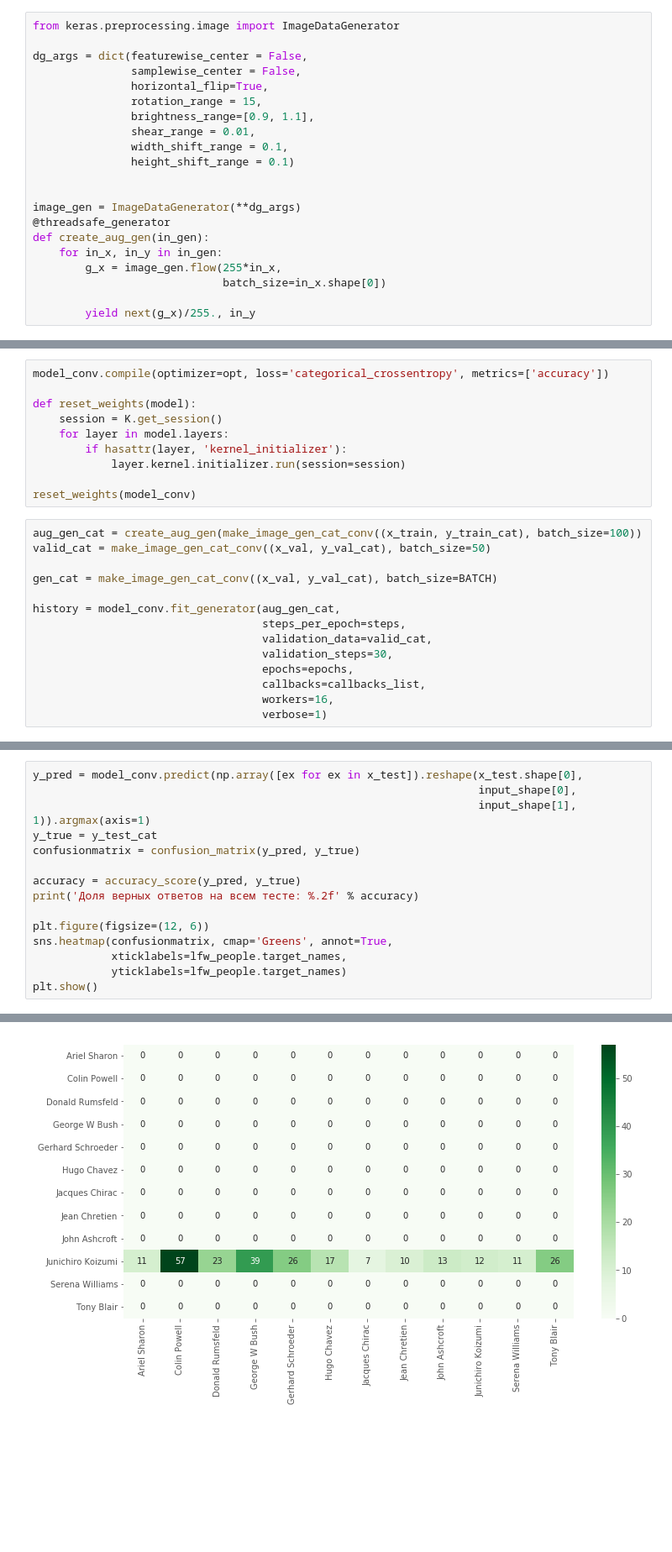
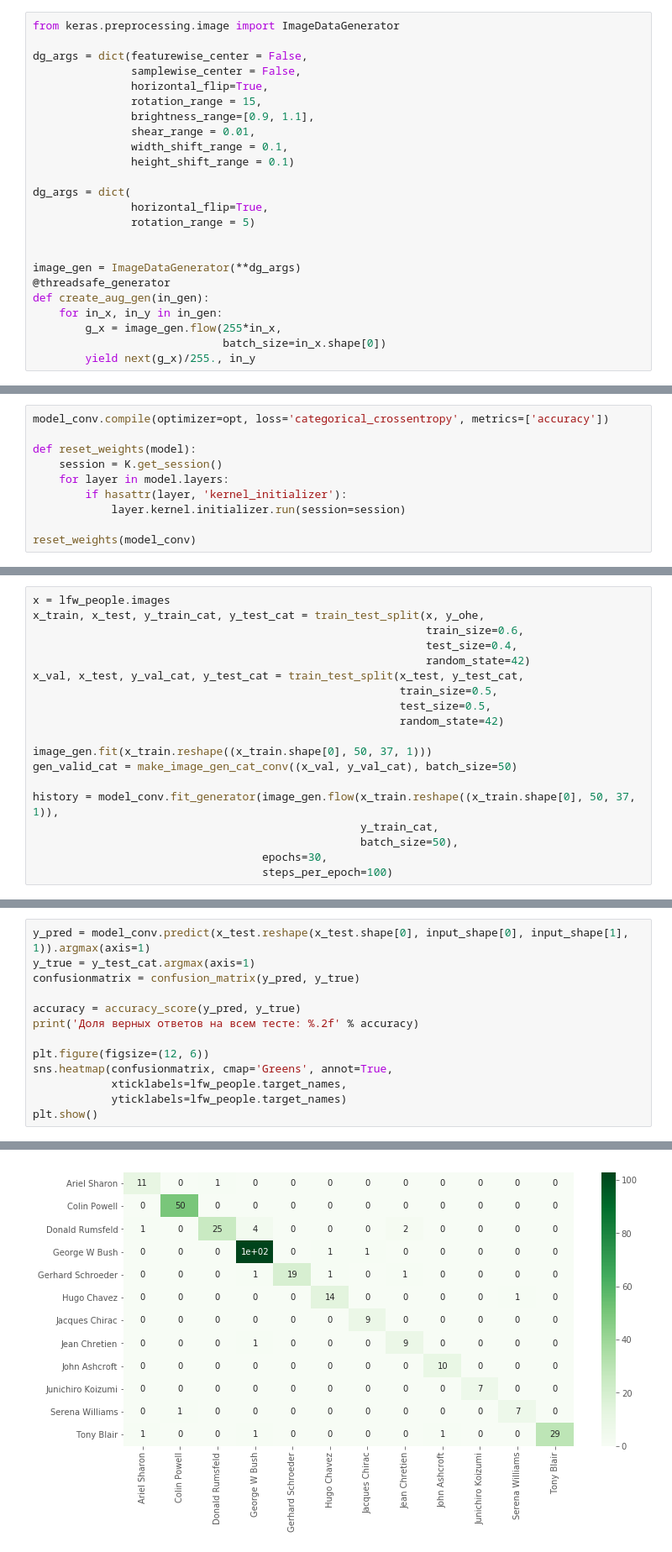
Before and after one commit to Keleas/ml_mipt_dafe_major, a Jupyter notebook: homeworks/hw3/hw3.ipynb, the cells around one changed output, grey strips where cells are left out. Shown at 84% size. Cells and saved outputs as stored; diff of their text form; blank space fills up the shorter version.

```diff
--- a/homeworks/hw3/hw3.ipynb
+++ b/homeworks/hw3/hw3.ipynb
@@ -510,6 +512,10 @@ dg_args = dict(featurewise_center = False,
                width_shift_range = 0.1,
                height_shift_range = 0.1)
 
+dg_args = dict(
+               horizontal_flip=True,
+               rotation_range = 5)
+
 
 image_gen = ImageDataGenerator(**dg_args)
 @threadsafe_generator
@@ -517,7 +523,6 @@ def create_aug_gen(in_gen):
     for in_x, in_y in in_gen:
         g_x = image_gen.flow(255*in_x,
                              batch_size=in_x.shape[0])
-
         yield next(g_x)/255., in_y
 # %%
 valid_x, valid_y = next(create_aug_gen(make_image_gen_cat_conv((x_test, y_test_cat))))
@@ -832,17 +784,3 @@ def reset_weights(model):
             layer.kernel.initializer.run(session=session)
 
 reset_weights(model_conv)
-# %%
-aug_gen_cat = create_aug_gen(make_image_gen_cat_conv((x_train, y_train_cat), batch_size=100))
-valid_cat = make_image_gen_cat_conv((x_val, y_val_cat), batch_size=50)
-
-gen_cat = make_image_gen_cat_conv((x_val, y_val_cat), batch_size=BATCH)
-
-history = model_conv.fit_generator(aug_gen_cat,
-                                   steps_per_epoch=steps,
-                                   validation_data=valid_cat,
-                                   validation_steps=30,
-                                   epochs=epochs,
-                                   callbacks=callbacks_list,
-                                   workers=16,
-                                   verbose=1)
@@ -850,0 +787,19 @@ Epoch 1/200
+# %%
+x = lfw_people.images
+x_train, x_test, y_train_cat, y_test_cat = train_test_split(x, y_ohe,
+                                                            train_size=0.6,
+                                                            test_size=0.4,
+                                                            random_state=42)
+x_val, x_test, y_val_cat, y_test_cat = train_test_split(x_test, y_test_cat,
+                                                        train_size=0.5,
+                                                        test_size=0.5,
+                                                        random_state=42)
+
+image_gen.fit(x_train.reshape((x_train.shape[0], 50, 37, 1)))
+gen_valid_cat = make_image_gen_cat_conv((x_val, y_val_cat), batch_size=50)
+
+history = model_conv.fit_generator(image_gen.flow(x_train.reshape((x_train.shape[0], 50, 37, 1)),
+                                                  y_train_cat,
+                                                  batch_size=50),
+                                   epochs=30,
+                                   steps_per_epoch=100)
@@ -934,8 +844,6 @@ KeyboardInterrupt:
 # %%
-y_pred = model_conv.predict(np.array([ex for ex in x_test]).reshape(x_test.shape[0],
-                                                                    input_shape[0],
-                                                                    input_shape[1], 1)).argmax(axis=1)
-y_true = y_test_cat
+y_pred = model_conv.predict(x_test.reshape(x_test.shape[0], input_shape[0], input_shape[1], 1)).argmax(axis=1)
+y_true = y_test_cat.argmax(axis=1)
 confusionmatrix = confusion_matrix(y_pred, y_true)
 
 accuracy = accuracy_score(y_pred, y_true)
@@ -951 +859 @@ plt.show()
-[figure, old version]
+[figure, new version]
```
Also changed, not shown: parts of 29 cells of this notebook.
